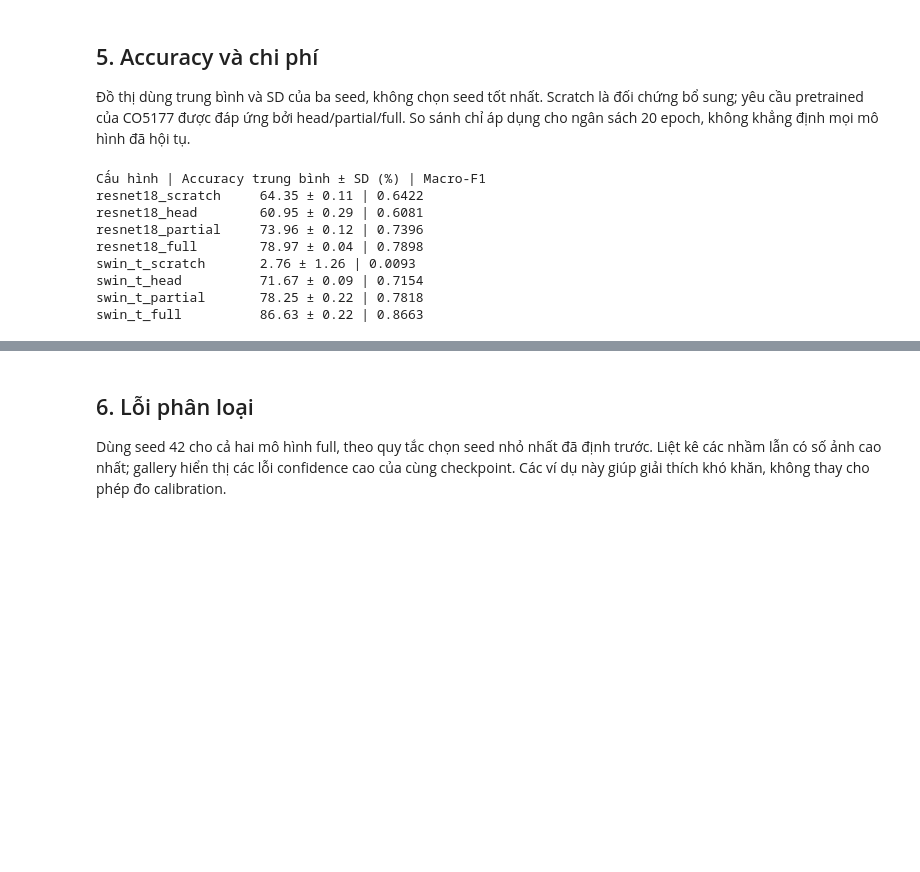
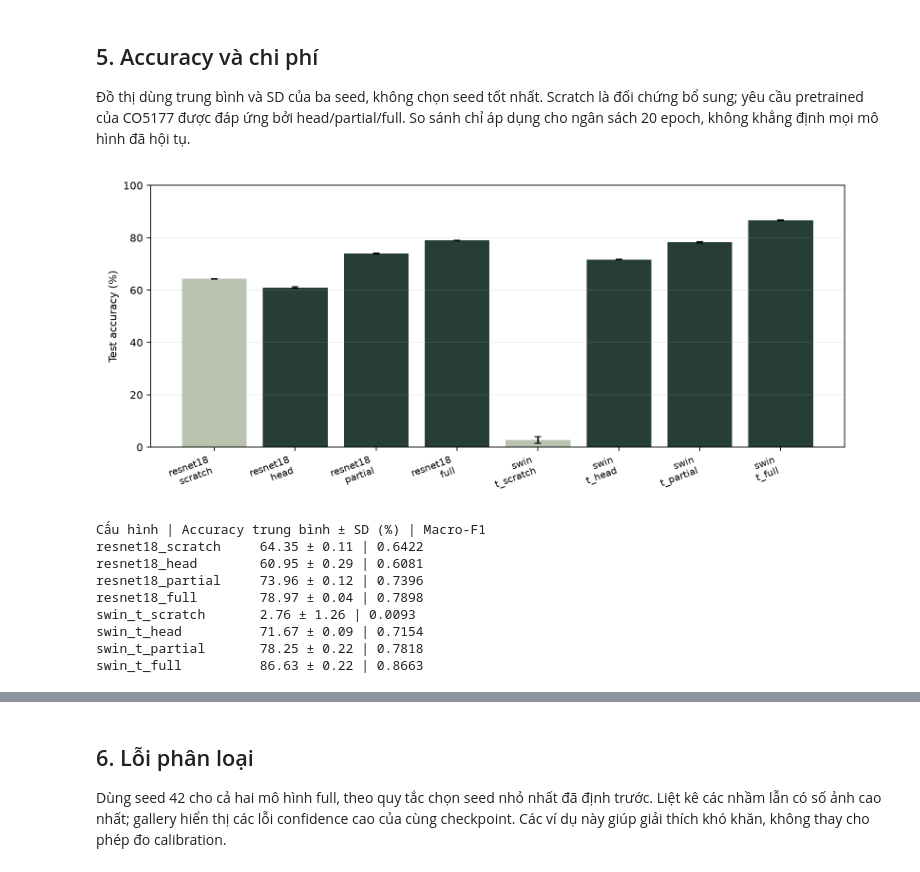
Before and after one commit to dathuynh1108/CO5177-PFDAV, a Jupyter notebook: notebooks/image.ipynb, the cells around one changed output, grey strips where cells are left out. Saved outputs shown, nothing was run; the diff lists cells and outputs as text; code cells hidden in the pictures; blank space fills up the shorter version.

Commit message:
fix(image): complete reused experiment figures and analysis

```diff
--- a/notebooks/image.ipynb
+++ b/notebooks/image.ipynb
@@ -103,16 +103,18 @@ swin_t_full | weights: Swin_T_Weights.IMAGENET1K_V1 | lr: 0.0001
 # %%
 groups = result['summary']
 fig, ax = plt.subplots(figsize=(10, 4.4))
 x = np.arange(len(groups))
 ax.bar(x, [100*g['accuracy'] for g in groups], yerr=[100*g['sd'] for g in groups], capsize=3,
        color=['#b9c3b0' if g['regime']=='scratch' else '#263e35' for g in groups])
 ax.set_xticks(x, [g['experiment'].replace('_','\n',1) for g in groups], rotation=20, ha='right', fontsize=9)
 ax.set(ylabel='Test accuracy (%)', ylim=(0,100)); ax.grid(axis='y', alpha=.2)
-fig.tight_layout(); fig.savefig('reports/image/analysis/accuracy.png', dpi=160); plt.show()
+fig.tight_layout(); fig.savefig('reports/image/analysis/accuracy.png', dpi=160); plt.close(fig)
+display(Image(filename='reports/image/analysis/accuracy.png', width=760))
 print('Cấu hình | Accuracy trung bình ± SD (%) | Macro-F1')
 for g in groups:
     print(f"{g['experiment']:20s} {100*g['accuracy']:.2f} ± {100*g['sd']:.2f} | {g['macro_f1']:.4f}")
 # %% [output]
+[figure, added]
 Cấu hình | Accuracy trung bình ± SD (%) | Macro-F1
 resnet18_scratch     64.35 ± 0.11 | 0.6422
 resnet18_head        60.95 ± 0.29 | 0.6081
```
Also changed, not shown: parts of 3 cells of this notebook, 17 other files.
